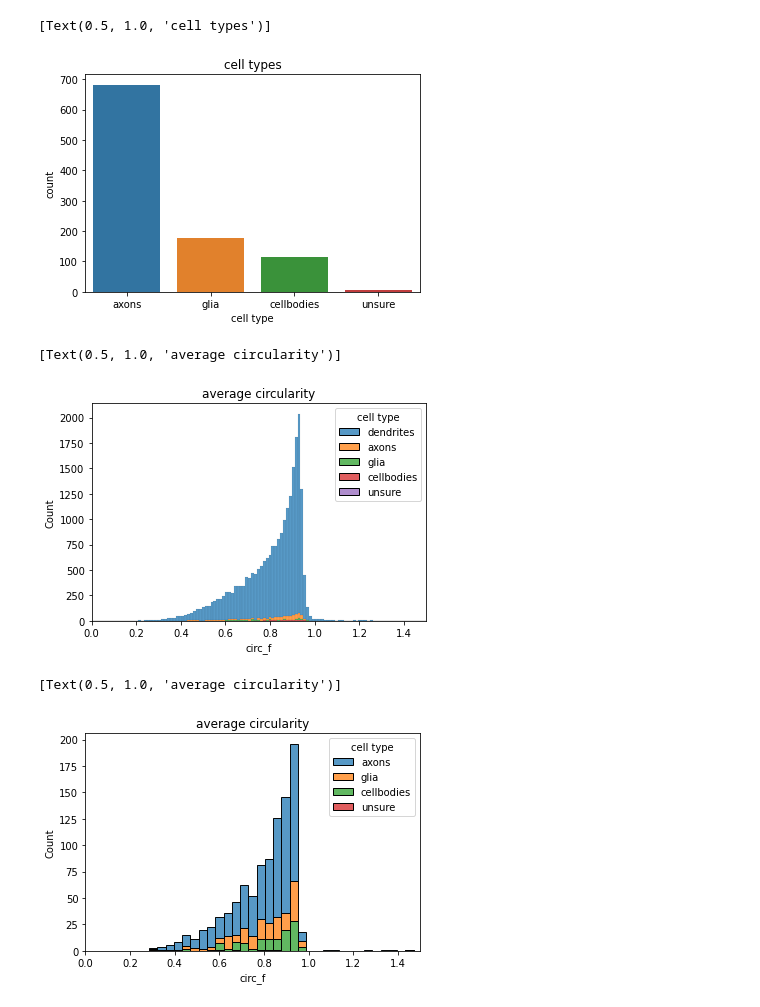
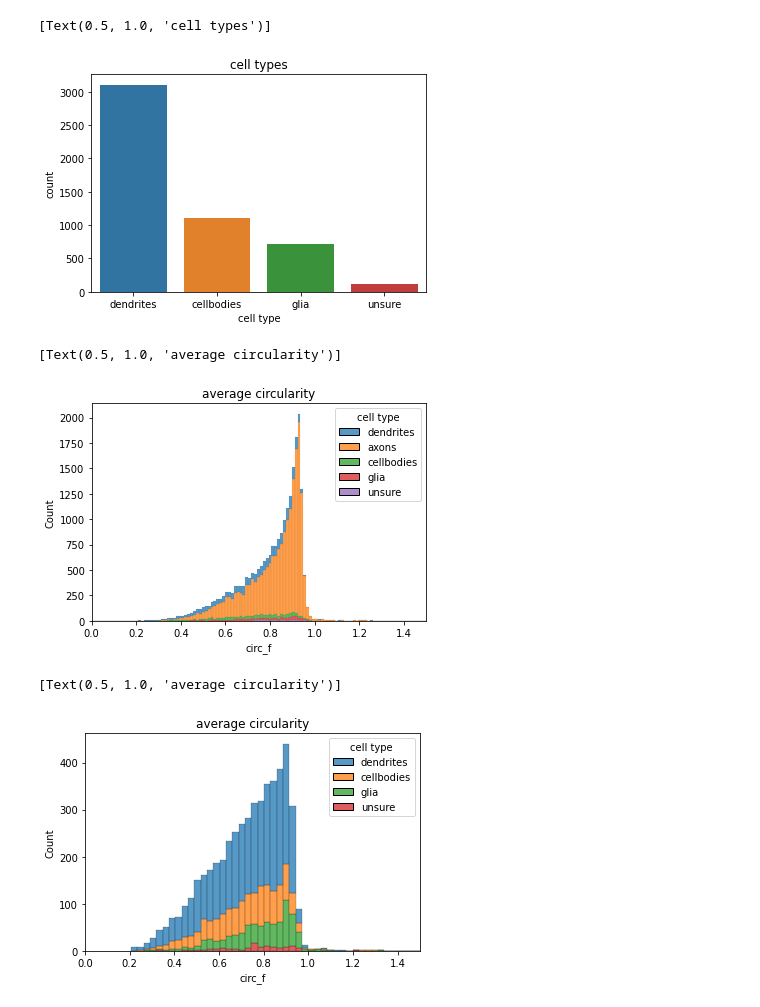
Before and after one commit to zoidberg77/EManalysis, a Jupyter notebook: notebooks/figures.ipynb, the cells around one changed output. Drawn from its saved outputs; the diff is of its cells as text; code cells hidden in the pictures.

Commit message:
small figures upd

```diff
--- a/notebooks/figures.ipynb
+++ b/notebooks/figures.ipynb
@@ -40,26 +40,31 @@ with h5py.File(parent + '/features/mouseA/slenf.h5', "r") as h5f:
     slenf_mouse = np.array(h5f['slen'])
     print('Loaded {} features to cache.'.format('skeleton length'))
 
-#with open(os.path.join(parent, 'features/mouseA/gt_vector_allgroups.json'), 'r') as f:
+with open(os.path.join(parent, 'features/mouseA/gt_vector_allgroups.json'), 'r') as f:
+    gt_vector_all = np.array(json.loads(f.read()))
+    print('all cells: ', np.unique(gt_vector_all))
+
 with open(os.path.join(parent, 'features/mouseA/gt_vector.json'), 'r') as f:
-    gt_vector = np.array(json.loads(f.read()))
-    #print(np.unique(gt_vector))
-    for idx, value in enumerate(list(np.unique(gt_vector))):
-        gt_vector[gt_vector == value] = idx
+    gt_vector_main = np.array(json.loads(f.read()))
+    gt_main_values, gt_main_counts = np.unique(gt_vector_main, return_counts=True)
+    print('main cells: ', gt_main_values)
+    print('count main cells: ', gt_main_counts)
+    #for idx, value in enumerate(list(np.unique(gt_vector))):
+        #gt_vector[gt_vector == value] = idx
 
 
 all_cell_labels = list()
-for i in range(gt_vector.shape[0]):
-    label = gt_vector[i]
-    idx = np.argwhere(np.unique(gt_vector) == gt_vector[i])[0][0]
+for i in range(gt_vector_all.shape[0]):
+    label = gt_vector_all[i]
+    idx = np.argwhere(np.unique(gt_vector_all) == gt_vector_all[i])[0][0]
     all_cell_labels.append(cell_type_vector_all[idx])
 
+
 main_cell_labels = list()
-
-for i in range(gt_vector.shape[0]):
-    label = gt_vector[i]
-    idx = np.argwhere(np.unique(gt_vector) == gt_vector[i])[0][0]
-    main_cell_labels.append(cell_type_vector_main[idx-1])
+for i in range(gt_vector_main.shape[0]):
+    label = gt_vector_main[i]
+    idx = np.argwhere(np.unique(gt_vector_main) == gt_vector_main[i])[0][0]
+    main_cell_labels.append(cell_type_vector_main[idx])
 # %% [output]
 Loaded size features to cache.
 Loaded skeleton length features to cache.
@@ -66,6 +75,6 @@ Loaded skeleton length features to cache.
 # %%
-vol_data = np.swapaxes(np.stack((sizef_mouse, gt_vector)), 0, 1)
-dataset = pd.DataFrame({'label': labels, 'gt_label': gt_vector, 'vol': sizef_mouse, 'skeleton_len': slenf_mouse, 'cell type': main_cell_labels, 'circ_f': cirf_mouse, 's2v': sv_mouse})
+vol_data = np.swapaxes(np.stack((sizef_mouse, gt_vector_main)), 0, 1)
+dataset = pd.DataFrame({'label': labels, 'gt_label': gt_vector_main, 'vol': sizef_mouse, 'skeleton_len': slenf_mouse, 'cell type': main_cell_labels, 'circ_f': cirf_mouse, 's2v': sv_mouse})
 
 print(dataset)
 # %% [output]
@@ -92,23 +101,23 @@ hp.set(title="cell types")
 # %%
-hp = sb.countplot(x=dataset.loc[dataset['cell type'] != "dendrites"]['cell type'])
+hp = sb.countplot(x=dataset.loc[dataset['cell type'] != "axons"]['cell type'])
 hp.set(title="cell types")
 # %% [output]
 [Text(0.5, 1.0, 'cell types')]
-[figure, old version]
+[figure, new version]
 # %%
 hp = sb.histplot(data=dataset, x="circ_f", hue="cell type", multiple="stack")
 hp.set(xlim=(0, 1.5))
 hp.set(title="average circularity")
 # %% [output]
 [Text(0.5, 1.0, 'average circularity')]
-[figure, old version]
+[figure, new version]
 # %%
-hp = sb.histplot(data=dataset.loc[dataset['cell type'] != "dendrites"], x="circ_f", hue="cell type", multiple="stack")
+hp = sb.histplot(data=dataset.loc[dataset['cell type'] != "axons"], x="circ_f", hue="cell type", multiple="stack")
 hp.set(xlim=(0, 1.5))
 hp.set(title="average circularity")
 # %% [output]
 [Text(0.5, 1.0, 'average circularity')]
-[figure, old version]
+[figure, new version]
 # %%
 hp = sb.histplot(data=dataset, x="s2v", hue="cell type", multiple="stack")
 hp.set(xlim=(0, 0.4))
```
Also changed, not shown: parts of 10 cells of this notebook, 7 other files.
